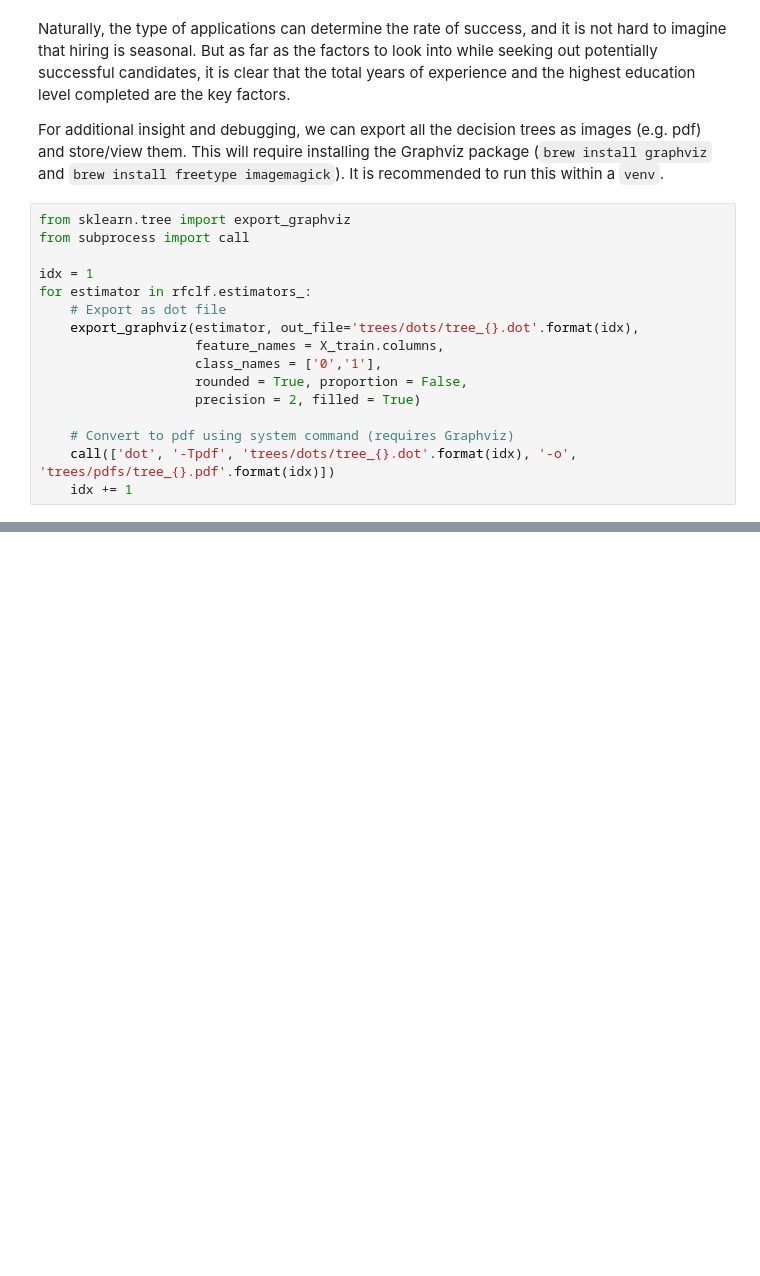
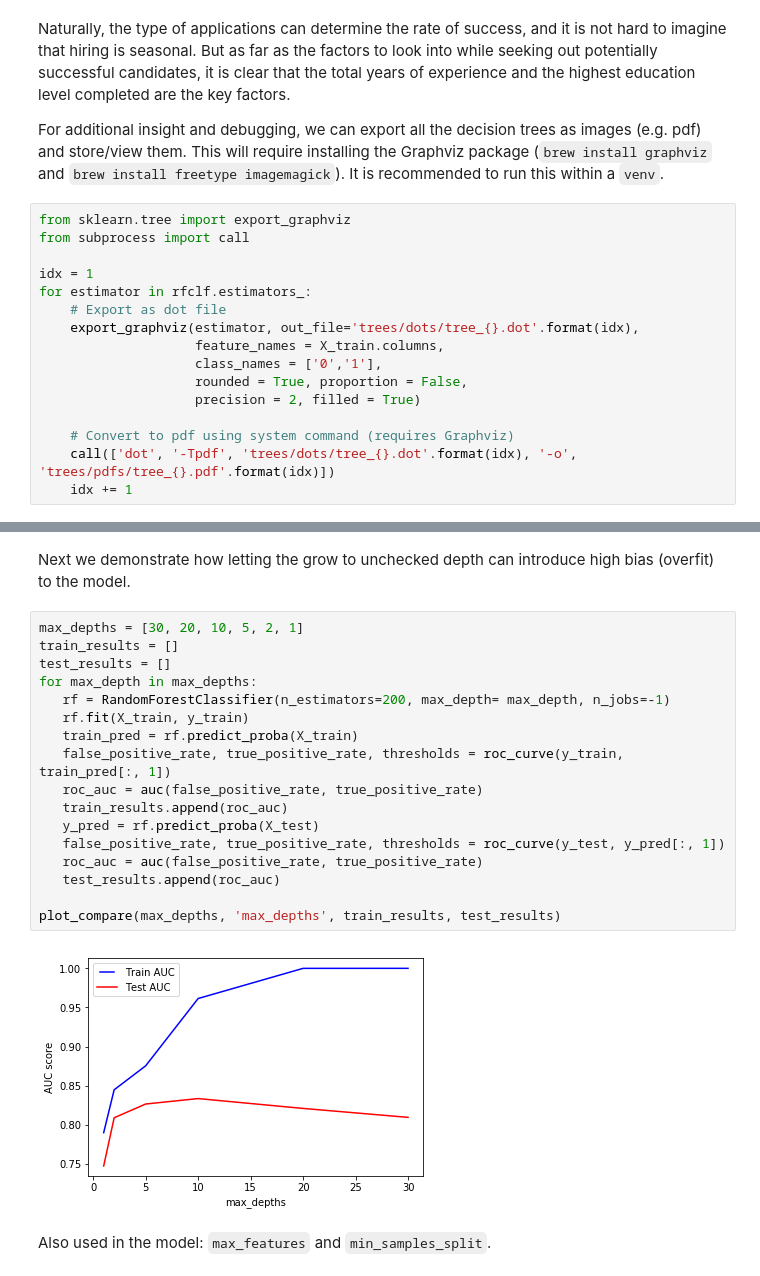
Before and after one commit to sauravp/gotta_catch_em_all, a Jupyter notebook: gotta_catch_em_all.ipynb, the cells around one changed output, grey strips where cells are left out. Saved outputs shown, nothing was run; the diff lists cells and outputs as text; blank space fills up the shorter version.

```diff
--- a/gotta_catch_em_all.ipynb
+++ b/gotta_catch_em_all.ipynb
@@ -318,0 +379,23 @@ img
+# %% [markdown]
+Next we demonstrate how letting the grow to unchecked depth can introduce high bias (overfit) to the model.
+# %%
+max_depths = [30, 20, 10, 5, 2, 1]
+train_results = []
+test_results = []
+for max_depth in max_depths:
+   rf = RandomForestClassifier(n_estimators=200, max_depth= max_depth, n_jobs=-1)
+   rf.fit(X_train, y_train)
+   train_pred = rf.predict_proba(X_train)
+   false_positive_rate, true_positive_rate, thresholds = roc_curve(y_train, train_pred[:, 1])
+   roc_auc = auc(false_positive_rate, true_positive_rate)
+   train_results.append(roc_auc)
+   y_pred = rf.predict_proba(X_test)
+   false_positive_rate, true_positive_rate, thresholds = roc_curve(y_test, y_pred[:, 1])
+   roc_auc = auc(false_positive_rate, true_positive_rate)
+   test_results.append(roc_auc)
+
+plot_compare(max_depths, 'max_depths', train_results, test_results)
+# %% [output]
+[figure, added]
+# %% [markdown]
+Also used in the model: `max_features` and `min_samples_split`.
```
Also changed, not shown: parts of 13 cells of this notebook, 2 other files.
